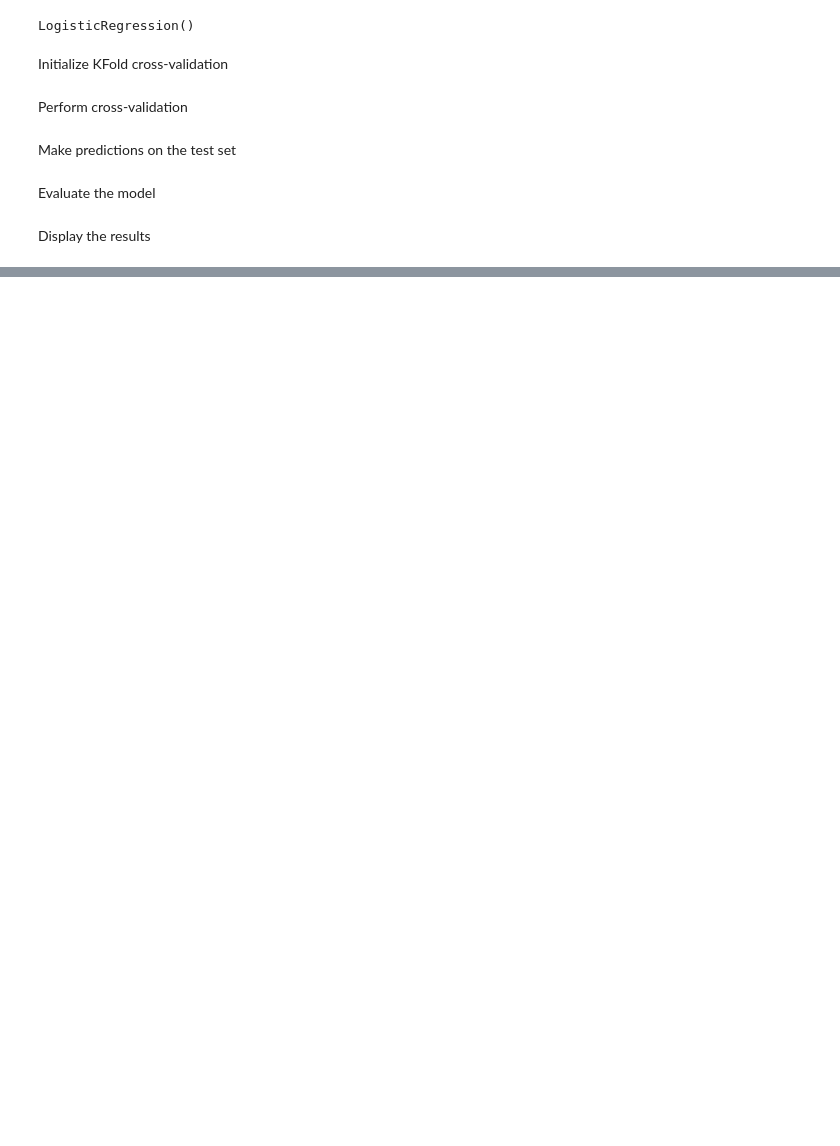
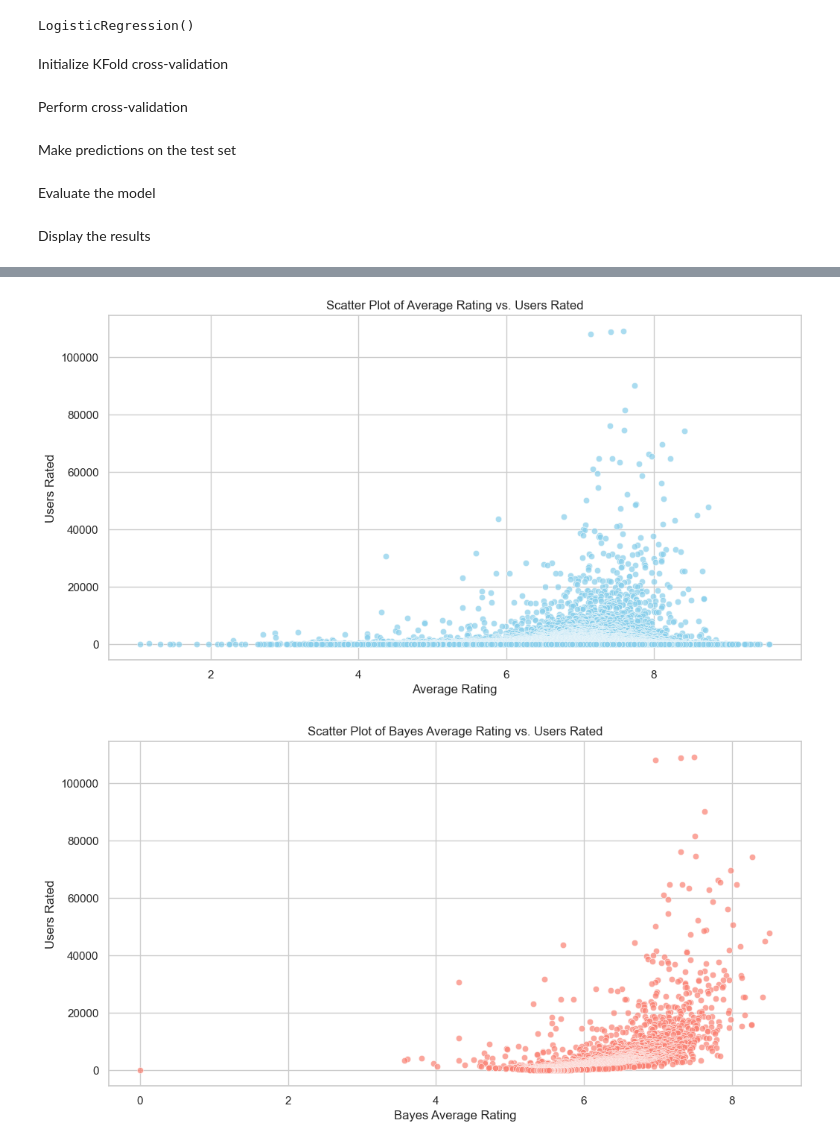
Before and after one commit to ludwig1806/Board_Games, a Jupyter notebook: Popularity.ipynb, the cells around one changed output, grey strips where cells are left out. Drawn from its saved outputs; the diff is of its cells as text; code cells hidden in the pictures; blank space fills up the shorter version.

```diff
--- a/Popularity.ipynb
+++ b/Popularity.ipynb
@@ -286,0 +352,19 @@ Mean Accuracy: 0.9992487052256941
+# %%
+# Scatter plot: average vs. users_rated
+plt.figure(figsize=(12, 6))
+sns.scatterplot(x='average', y='users_rated', data=df, alpha=0.7, color='skyblue')
+plt.title('Scatter Plot of Average Rating vs. Users Rated')
+plt.xlabel('Average Rating')
+plt.ylabel('Users Rated')
+plt.show()
+
+# Scatter plot: bayes_average vs. users_rated
+plt.figure(figsize=(12, 6))
+sns.scatterplot(x='bayes_average', y='users_rated', data=df, alpha=0.7, color='salmon')
+plt.title('Scatter Plot of Bayes Average Rating vs. Users Rated')
+plt.xlabel('Bayes Average Rating')
+plt.ylabel('Users Rated')
+plt.show()
+# %% [output]
+[figure, added]
+[figure, added]
```
Also changed, not shown: parts of 23 cells of this notebook.
